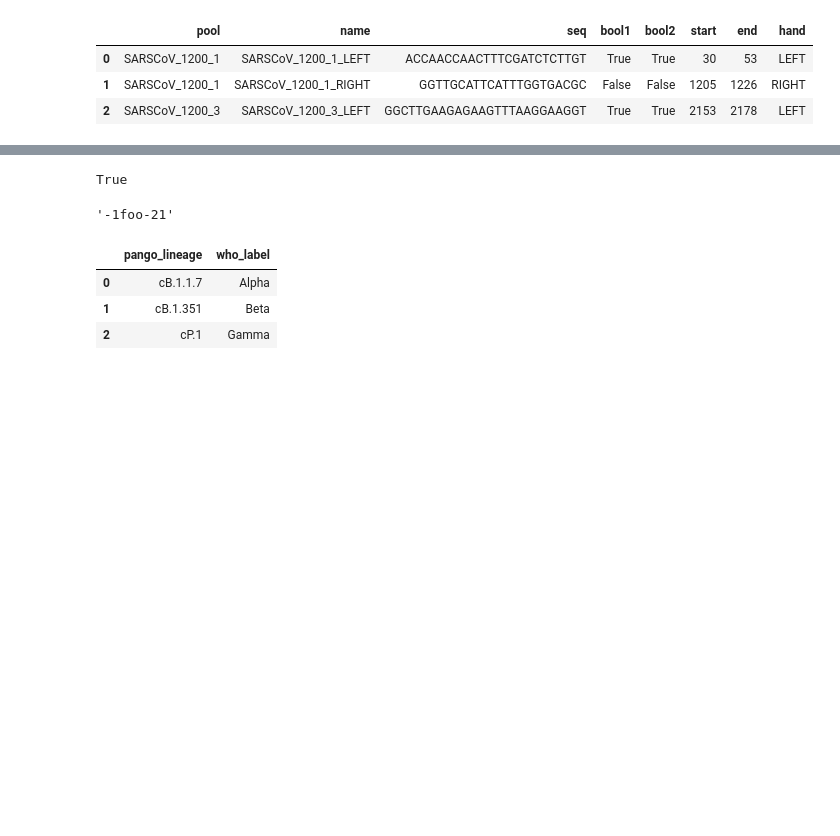
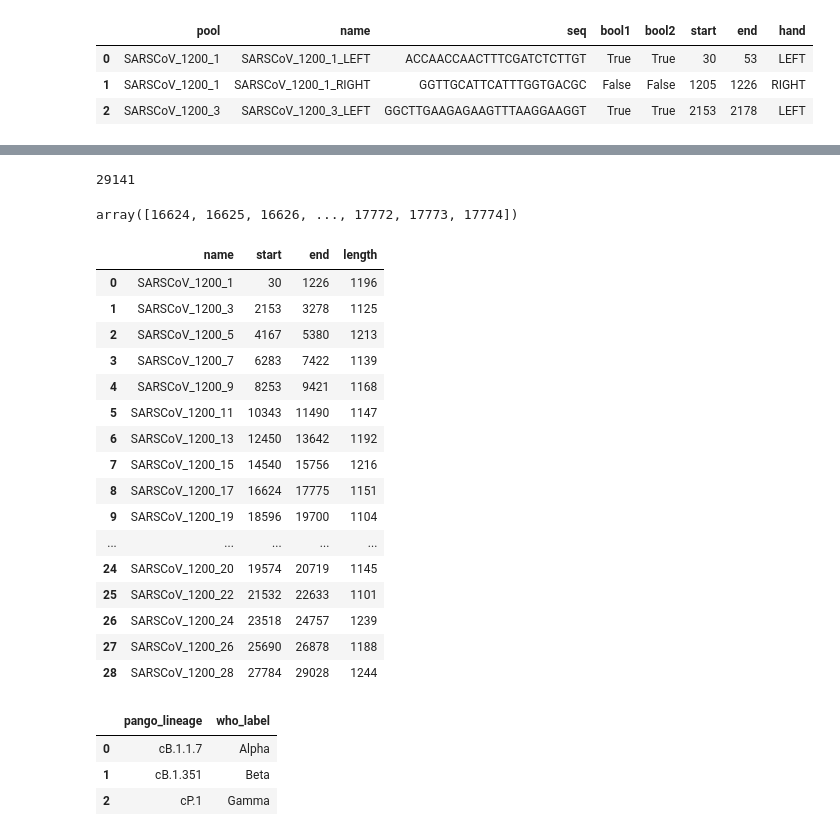
Before and after one commit to GlobalPathogenAnalysisService/gpas-testing, a Jupyter notebook: sandbox-1.ipynb, the cells around one changed output, grey strips where cells are left out. Saved outputs shown, nothing was run; the diff lists cells and outputs as text; code cells hidden in the pictures; blank space fills up the shorter version.

Commit message:
added dropped amplicons

```diff
--- a/sandbox-1.ipynb
+++ b/sandbox-1.ipynb
@@ -38,13 +114,33 @@ primers[:3]
+# %%
+sum(overlap_region)
+# %% [output]
+29141
+# %%
+covid_reference.nucleotide_index[mask]
+# %% [output]
+array([16624, 16625, 16626, ..., 17772, 17773, 17774])
 # %%
 amplicons['length'] = amplicons['end']-amplicons['start']
-# %%
-'SARSCoV_1200_21' in list(amplicons.name)
-# %% [output]
-True
-# %%
-'foo'.join('-' + str(i) for i in [1,21])
-# %% [output]
-'-1foo-21'
+# %%
+amplicons
+# %% [output]
+|  | name | start | end | length |
+| 0 | SARSCoV_1200_1 | 30 | 1226 | 1196 |
+| 1 | SARSCoV_1200_3 | 2153 | 3278 | 1125 |
+| 2 | SARSCoV_1200_5 | 4167 | 5380 | 1213 |
+| 3 | SARSCoV_1200_7 | 6283 | 7422 | 1139 |
+| 4 | SARSCoV_1200_9 | 8253 | 9421 | 1168 |
+| 5 | SARSCoV_1200_11 | 10343 | 11490 | 1147 |
+| 6 | SARSCoV_1200_13 | 12450 | 13642 | 1192 |
+| 7 | SARSCoV_1200_15 | 14540 | 15756 | 1216 |
+| 8 | SARSCoV_1200_17 | 16624 | 17775 | 1151 |
+| 9 | SARSCoV_1200_19 | 18596 | 19700 | 1104 |
+| ... | ... | ... | ... | ... |
+| 24 | SARSCoV_1200_20 | 19574 | 20719 | 1145 |
+| 25 | SARSCoV_1200_22 | 21532 | 22633 | 1101 |
+| 26 | SARSCoV_1200_24 | 23518 | 24757 | 1239 |
+| 27 | SARSCoV_1200_26 | 25690 | 26878 | 1188 |
+| 28 | SARSCoV_1200_28 | 27784 | 29028 | 1244 |
 # %%
 lineages_reference=gcsr.load_lineages_dataframe()
 lineages_reference[:3]
```
Also changed, not shown: parts of 11 cells of this notebook, 1 other file.
